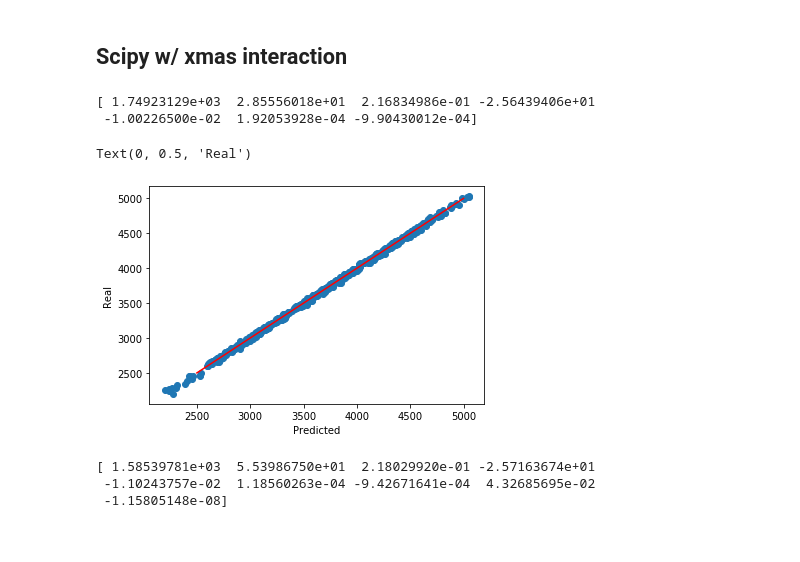
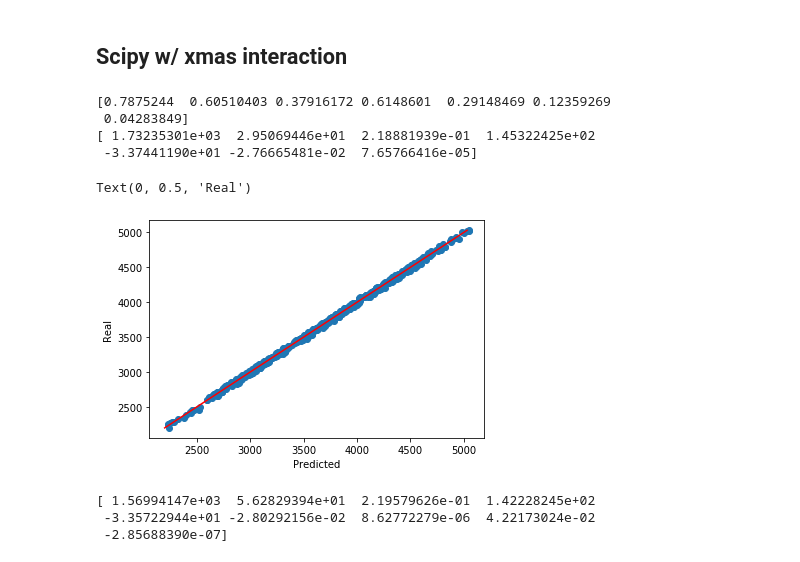
Before and after one commit to texasroh/Linear-Regression_with_interaction_diminishing_return_terms, a Jupyter notebook: project 1.ipynb, the cells around one changed output. Saved outputs shown, nothing was run; the diff lists cells and outputs as text; code cells hidden in the pictures.

```diff
--- a/project 1.ipynb
+++ b/project 1.ipynb
@@ -87,5 +106,5 @@ array([0.78610225, 0.57630974, 0.90599248, 0.57224185, 0.36810269])
 # %%
-x = data[['rebate','ad.spent']].values.T
+x = data[['rebate','ad.spent','xmas']].values.T
 y = data['sales'].values
-x[0]
+x
 # %% [output]
@@ -291,11 +288,11 @@ def simple_regression_interaction(c, x):
     #x[1] : ad.spent
     #c[2] : coefficient for ad.spent
     #x[2] : xmas
-    #c[3] : coefficient for rebate * xmas
-    #c[4] : coefficient for ad.spent * xmas
-    #c[5] : coefficient for rebate * ad.spent
-    #c[6] : coefficient for rebate * ad.spent * xmas
-    return c[0] + c[1]*x[0] + c[2]*x[1] + c[3]*x[0]*x[2] + c[4]*x[1]*x[2] + c[5]*x[0]*x[1] + c[6]*x[0]*x[1]*x[2]
+    #c[3] : coefficient for xmas
+    #c[4] : coefficient for rebate * xmas
+    #c[5] : coefficient for ad.spent * xmas
+    #c[6] : coefficient for rebate * ad.spent
+    return c[0] + c[1]*x[0] + c[2]*x[1] + c[3]*x[2] + c[4]*x[0]*x[2] + c[5]*x[1]*x[2] + c[6]*x[0]*x[1]
 
 def diminishing_return(x, r):
     return (1-np.exp((-1)*x*r)) / r
@@ -303,40 +300,41 @@ def diminishing_return(x, r):
 def regression_with_diminishing_return_interaction(c, x):
     #c[7] : r for rebate
     #c[8] : r for ad.spent
-    return c[0] + c[1]*diminishing_return(x[0],c[7]) + c[2]*diminishing_return(x[1],c[8]) + + c[3]*x[0]*x[2] + c[4]*x[1]*x[2] + c[5]*x[0]*x[1] + c[6]*x[0]*x[1]*x[2]
+    return c[0] + c[1]*diminishing_return(x[0],c[7]) + c[2]*diminishing_return(x[1],c[8]) + c[3]*x[2] + c[4]*x[0]*x[2] + c[5]*x[1]*x[2] + c[6]*x[0]*x[1]
 
 def simple_func_interaction(c,x,y):
     return y - simple_regression_interaction(c,x)
 
 def diminishing_func_interaction(c,x,y):
     return y - regression_with_diminishing_return_interaction(c,x)
-# %%
-x_inter = data[['rebate','ad.spent', 'xmas']].values.T
-y = data['sales'].values
 # %%
 c_sim_inter = np.random.rand(7)
 c_dim_inter = np.random.rand(9)
 # %%
 # simple_regression_interaction
-solv1_inter = least_squares(simple_func_interaction, c_sim_inter, args = (x_inter, y))
+c_sim_inter = np.random.rand(7)
+solv1_inter = least_squares(simple_func_interaction, c_sim_inter, args = (x, y))
+print(c_sim_inter)
 print(solv1_inter.x)
 # %% [output]
-[ 1.74923129e+03  2.85556018e+01  2.16834986e-01 -2.56439406e+01
- -1.00226500e-02  1.92053928e-04 -9.90430012e-04]
+[0.7875244  0.60510403 0.37916172 0.6148601  0.29148469 0.12359269
+ 0.04283849]
+[ 1.73235301e+03  2.95069446e+01  2.18881939e-01  1.45322425e+02
+ -3.37441190e+01 -2.76665481e-02  7.65766416e-05]
 # %%
 # predicted vs real    simpe regression _ interaction
-plt.scatter(solv1_inter.x[0] + solv1_inter.x[1]*x_inter[0] + solv1_inter.x[2]*x_inter[1] + solv1_inter.x[3]*x_inter[0]*x_inter[2] + solv1_inter.x[4]*x_inter[1]*x_inter[2] + solv1_inter.x[5]*x_inter[0]*x_inter[1] + solv1_inter.x[6]*x_inter[0]*x_inter[1]*x_inter[2],y)
-plt.plot([2500,5000], [2500,5000], color='red')
+plt.scatter(simple_regression_interaction(solv1_inter.x, x), y)
+plt.plot([y.min(),y.max()], [y.min(),y.max()], color='red')
 plt.xlabel('Predicted')
 plt.ylabel('Real')
 # %% [output]
 Text(0, 0.5, 'Real')
-[figure, old version]
+[figure, new version]
 # %%
 # diminishing_return_interaction
-solv2_inter = least_squares(diminishing_func_interaction, c_dim_inter, args = (x_inter, y))
+solv2_inter = least_squares(diminishing_func_interaction, c_dim_inter, args = (x, y))
 print(solv2_inter.x)
 # %% [output]
-[ 1.58539781e+03  5.53986750e+01  2.18029920e-01 -2.57163674e+01
- -1.10243757e-02  1.18560263e-04 -9.42671641e-04  4.32685695e-02
- -1.15805148e-08]
+[ 1.56994147e+03  5.62829394e+01  2.19579626e-01  1.42228245e+02
+ -3.35722944e+01 -2.80292156e-02  8.62772279e-06  4.22173024e-02
+ -2.85688390e-07]
```
Also changed, not shown: parts of 60 cells of this notebook.
